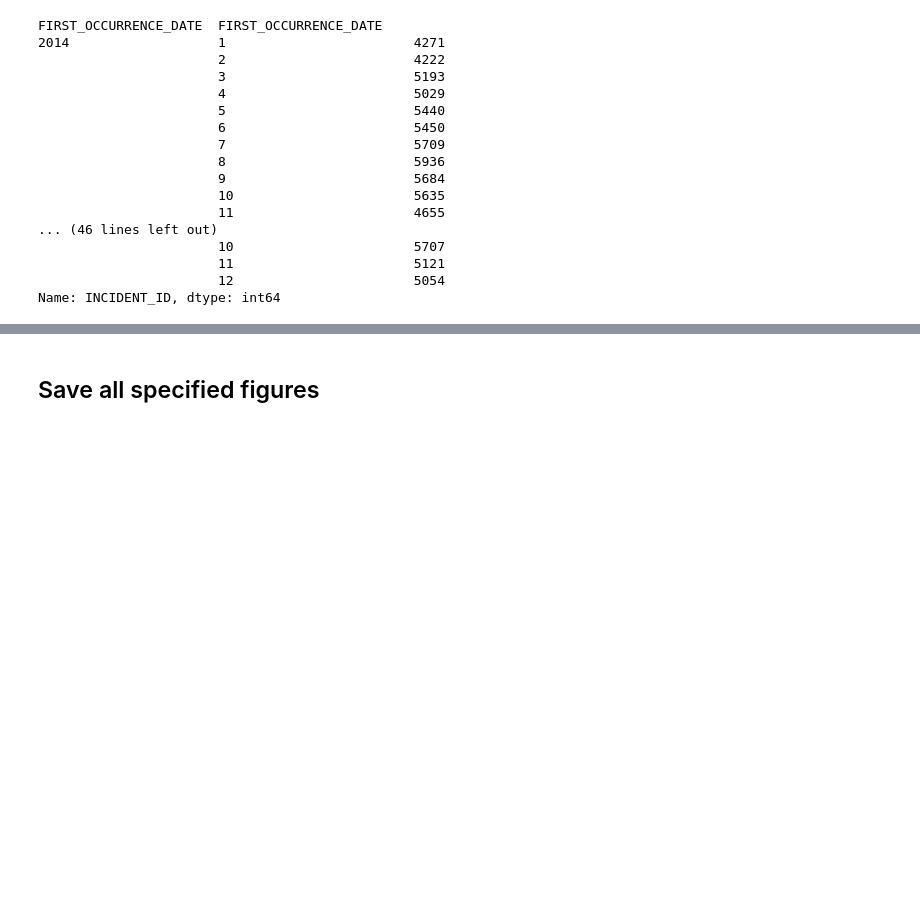
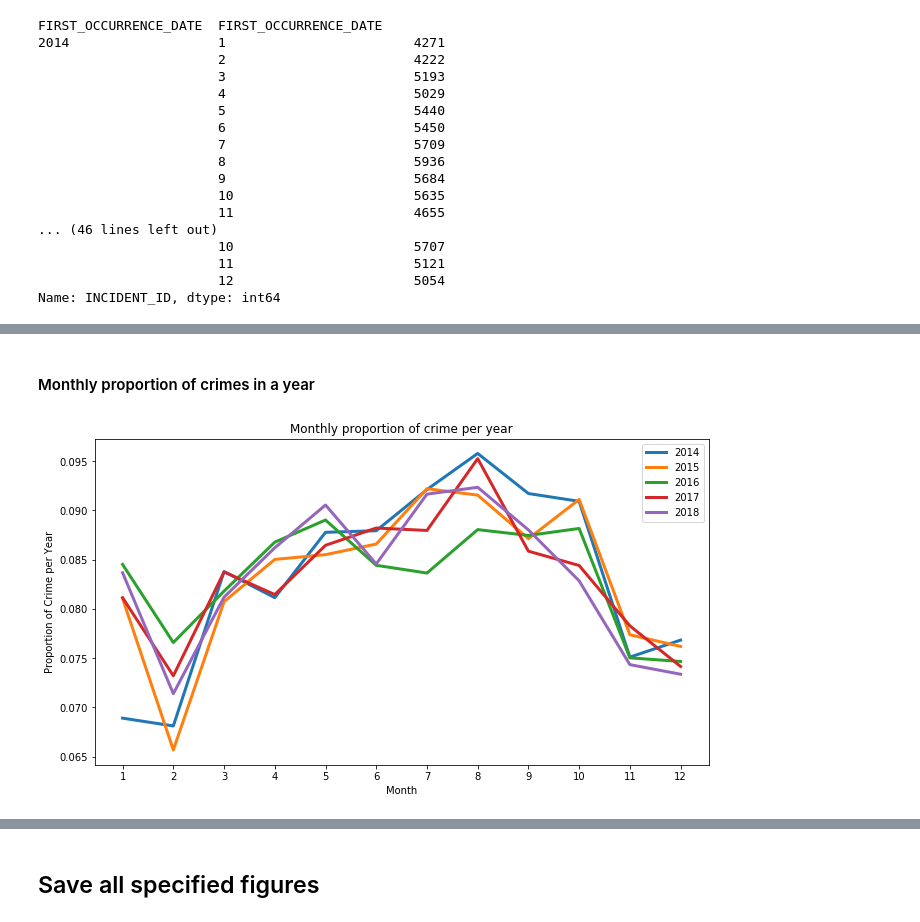
Before and after one commit to mosqueteiro/denver_crime_data, a Jupyter notebook: denver_crime_data_eda.ipynb, the cells around one changed output, grey strips where cells are left out. Drawn from its saved outputs; the diff is of its cells as text; code cells hidden in the pictures; blank space fills up the shorter version.

```diff
--- a/denver_crime_data_eda.ipynb
+++ b/denver_crime_data_eda.ipynb
@@ -421,2 +504,19 @@ figs_save['Crime over years'] = (fig_year_month, 'crime_year.jpg')
+# %% [markdown]
+#### Monthly proportion of crimes in a year
+# %%
+fig, ax = plt.subplots(figsize=(11,6))
+title = 'Monthly proportion of crime per year'
+
+month_prop = df_year_month / df_year_month.sum()
+month_prop.plot(xticks=range(1,13), ax=ax, linewidth=3)
+
+ax.set_title(title)
+ax.set_xlabel('Month')
+ax.set_ylabel('Proportion of Crime per Year')
+ax.legend(loc='upper right')
+
+figs_save[title] = (fig, 'crime_month_prop.jpg')
+# %% [output]
+[figure, added]
 # %%
 fig, ax = plt.subplots(figsize=(11,6))
```
Also changed, not shown: parts of 24 cells of this notebook, 15 other files.
